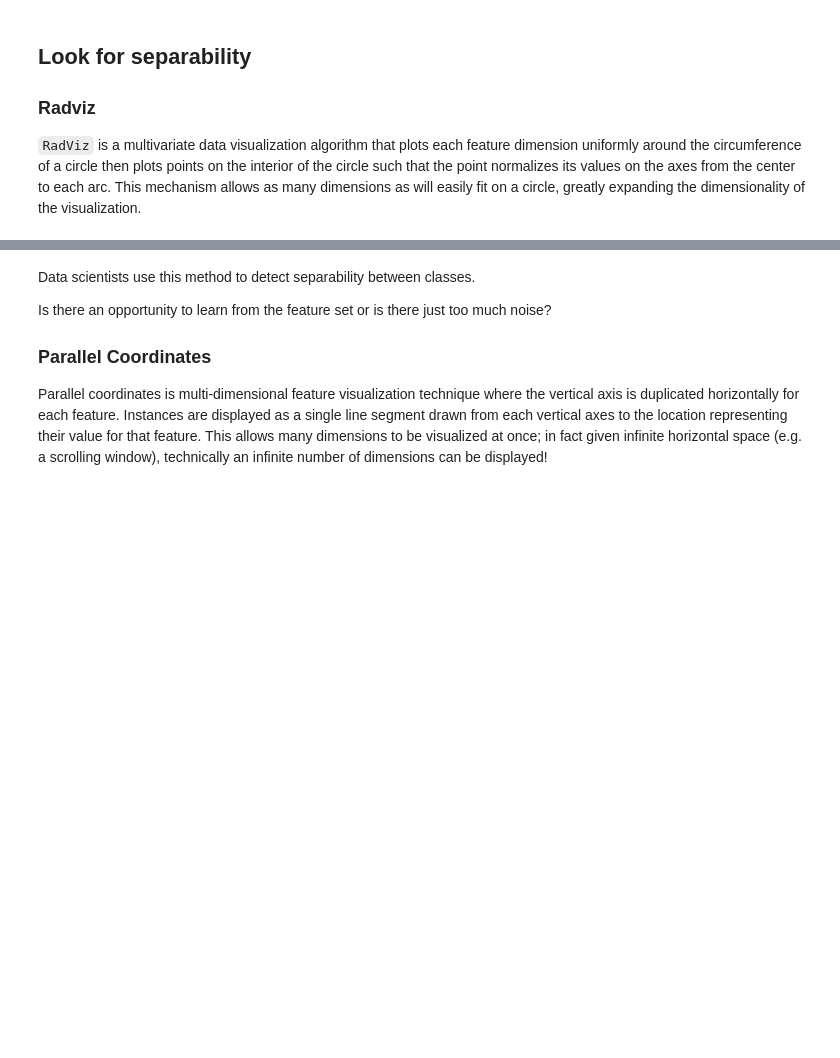
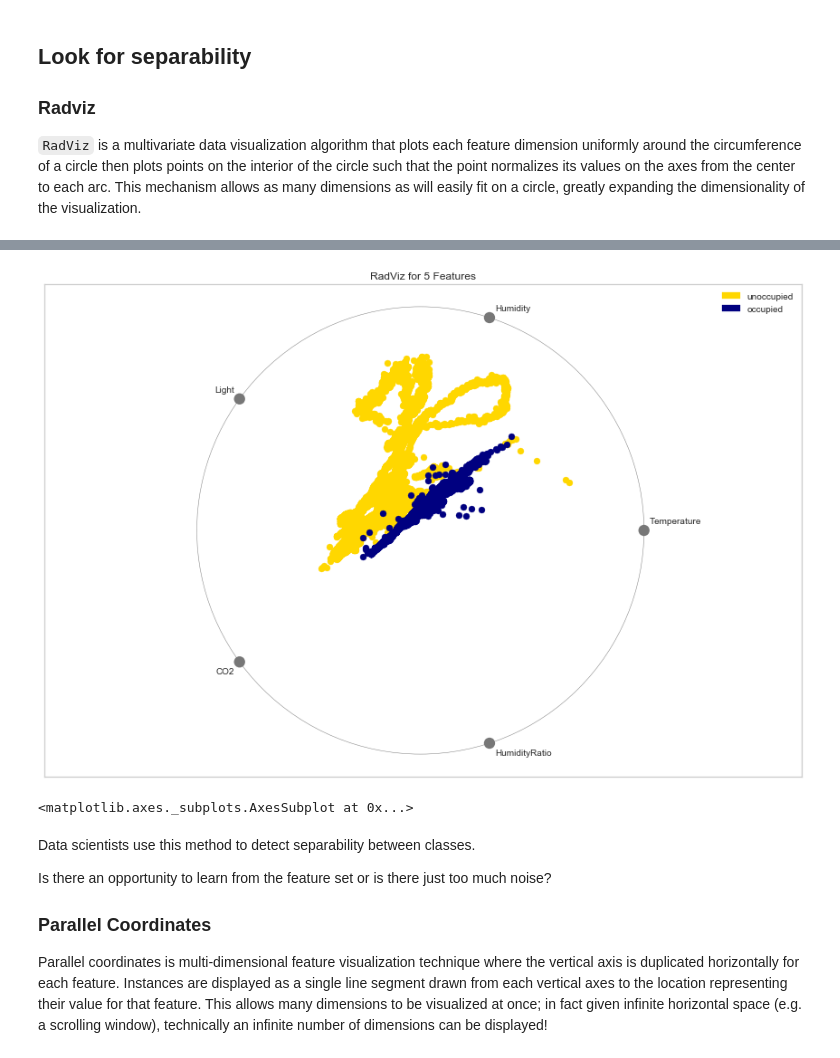
Before and after one commit to georgetown-analytics/XBUS-506-01.Visual_Analytics, a Jupyter notebook: select/feature_analysis.ipynb, the cells around one changed output, grey strips where cells are left out. Drawn from its saved outputs; the diff is of its cells as text; code cells hidden in the pictures; blank space fills up the shorter version.

Commit message:
reorder columns for radviz

```diff
--- a/select/feature_analysis.ipynb
+++ b/select/feature_analysis.ipynb
@@ -38,15 +41,22 @@ visualizer.show()              # Draw the data
 # %%
-# Now experiment with changing the colors!
+# Now experiment with changing the order of the features
+
+X.columns = features
+X = X[["Light", "Temperature", "Humidity", "CO2", "HumidityRatio"]]
+
 visualizer = RadViz(
     classes=classes,
     features=features,
     size=(1080, 720),
     colors=['gold','navy'] # you can also use the `colormap` argument to set color
 )
 
 visualizer.fit(X, y)           # Fit the data to the visualizer
 visualizer.transform(X)        # Transform the data
 visualizer.show()              # Draw the data
+# %% [output]
+[figure, added]
+<matplotlib.axes._subplots.AxesSubplot at 0x...>
 # %% [markdown]
 Data scientists use this method to detect separability between classes.
 
```
Also changed, not shown: parts of 10 cells of this notebook.
